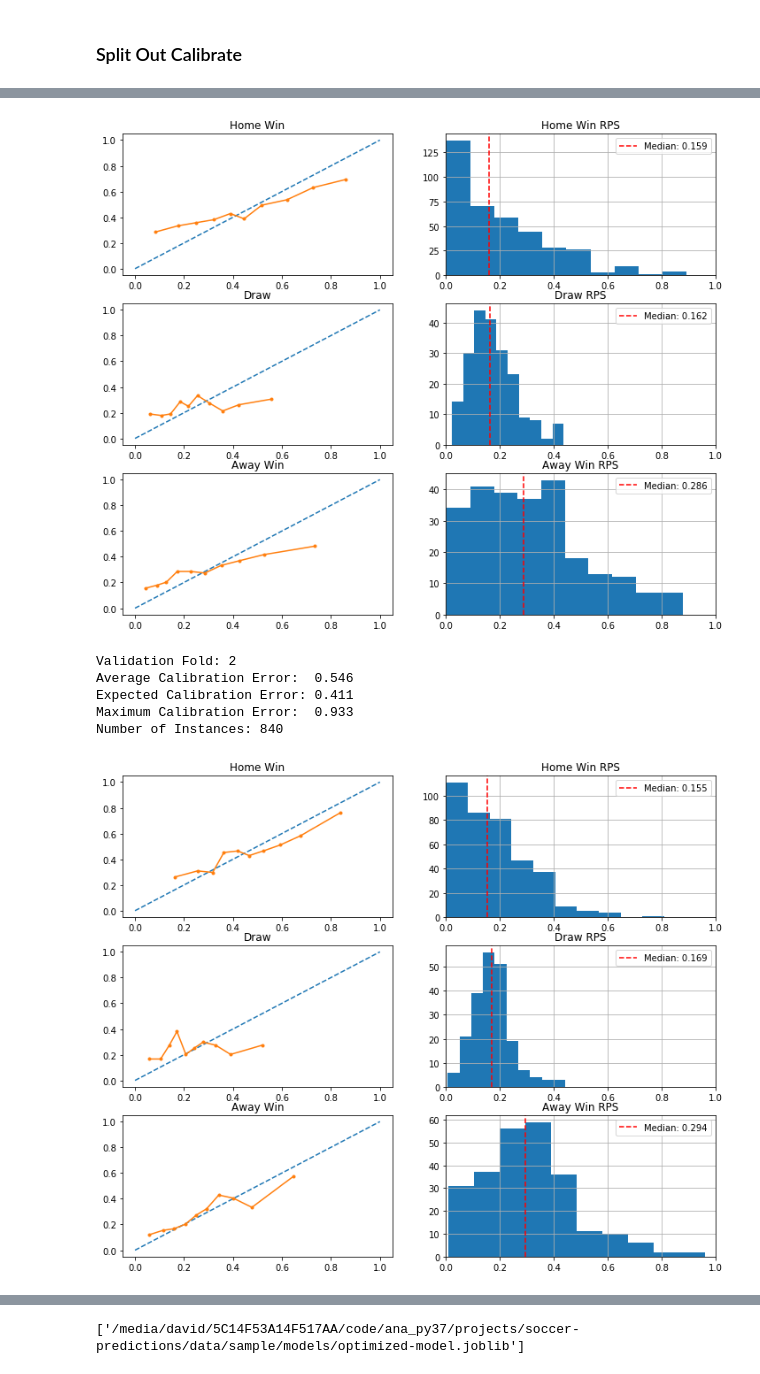
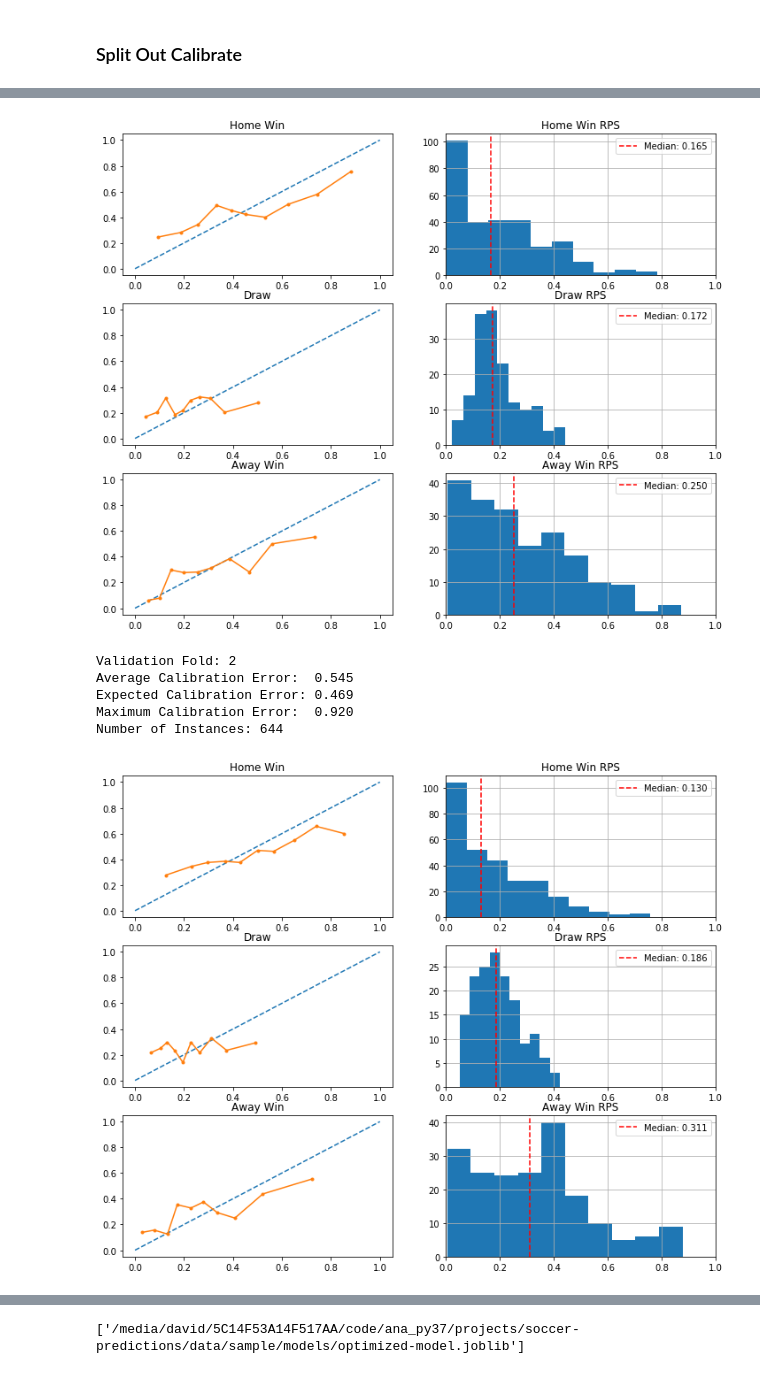
Before and after one commit to DMacGillivray/soccer-predictions, a Jupyter notebook: notebooks/0005.0000 Modeling - Calibrated Classifiers.ipynb, the cells around one changed output, grey strips where cells are left out. Saved outputs shown, nothing was run; the diff lists cells and outputs as text; code cells hidden in the pictures.

```diff
--- a/notebooks/0005.0000 Modeling - Calibrated Classifiers.ipynb
+++ b/notebooks/0005.0000 Modeling - Calibrated Classifiers.ipynb
@@ -151,7 +151,7 @@ We can either drop all games where the teams have not played, or we can impute
 
 This is quite a big notebook, so for the sake of brevity we will drop all games unless each team has played n previous games
 # %%
-n_back=2
+n_back=5
 df_cut = cut_historical_games(df_select_features, n_back=n_back, drop_all_nan_rows=True, how='any')
 df_cut.head()
 # %% [output]
@@ -410,16 +410,12 @@ def run_fit_validate(X, y, X_cal, y_cal, meta_train_val, skf, srs, clf):
         meta_fit = meta_train_val.iloc[fit_indices]
         meta_validate = meta_train_val.iloc[validate_indices]
 
-        X_fit = srs.fit_transform(X_fit)
+        # X_fit = srs.fit_transform(X_fit)
         clf.fit(X_fit, y_fit)
 
-        X_validate = srs.transform(X_validate)
+        # X_validate = srs.transform(X_validate)
         validate_preds = clf.predict_proba(X_validate)
 
-        # Probability calibration
-
-#         sig_clf.fit(X_cal, y_cal)
-#         sig_validate_preds = sig_clf.predict_proba(X_validate)
 
         #Build the DataFrame with the results for the validation data
         validate_preds_df = pd.DataFrame(validate_preds, columns = clf.classes_, index = meta_validate.index)
@@ -460,8 +456,10 @@ srs = SelectiveMinMaxScaler(trans_col_name='')
 # clf = m.LogisticSE(max_iter=1000, alpha=0)
 # clf = m.LogisticAT(max_iter=100, alpha=0.0)
 # clf = m.LogisticIT(max_iter=100, alpha=10.0)
-clf = LogisticRegression(max_iter=1000)
+# clf = LogisticRegression(max_iter=1000)
 # clf = GaussianProcessClassifier(max_iter_predict=1000)
+# clf = LGBMClassifier(objective='multiclass')
+clf = XGBClassifier(objective="multi:softprob")
 
 dfs = run_fit_validate(X_train_val, y_train_val, X_cal, y_cal, meta_train_val, skf, srs, clf)
 dfs[1].head()
@@ -474,8 +472,8 @@ Number of Instances: 841
-[figure, old version]
+[figure, new version]
 Validation Fold: 2
-Average Calibration Error:  0.546
-Expected Calibration Error: 0.411
-Maximum Calibration Error:  0.933
-Number of Instances: 840
+Average Calibration Error:  0.545
+Expected Calibration Error: 0.469
+Maximum Calibration Error:  0.920
+Number of Instances: 644
-[figure, old version]
+[figure, new version]
 |  | nation | league | season | h | a | date | h_ftGoals | a_ftGoals | result | a_corners | ... |
```
Also changed, not shown: parts of 24 cells of this notebook, 3 other files.
